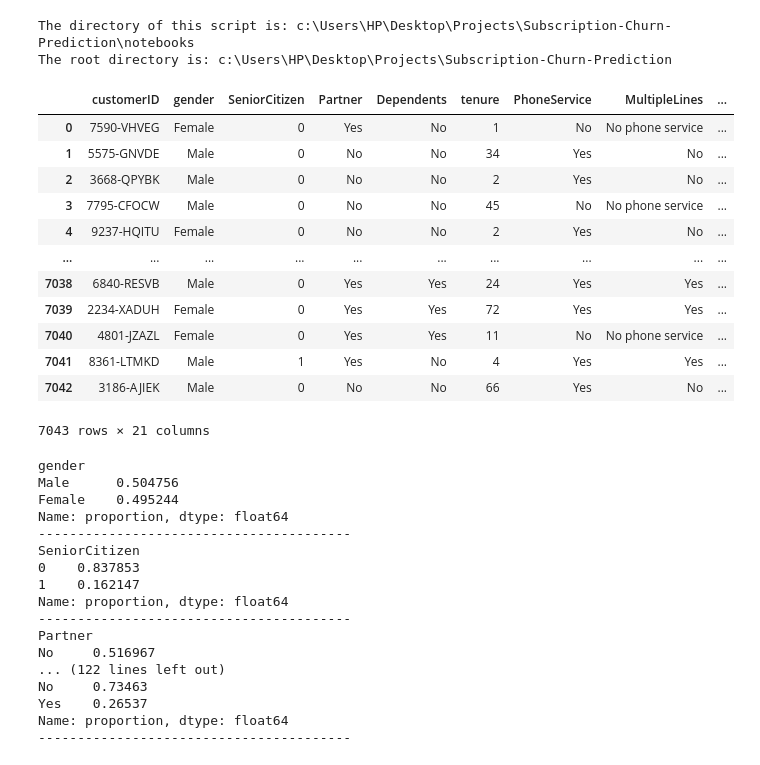
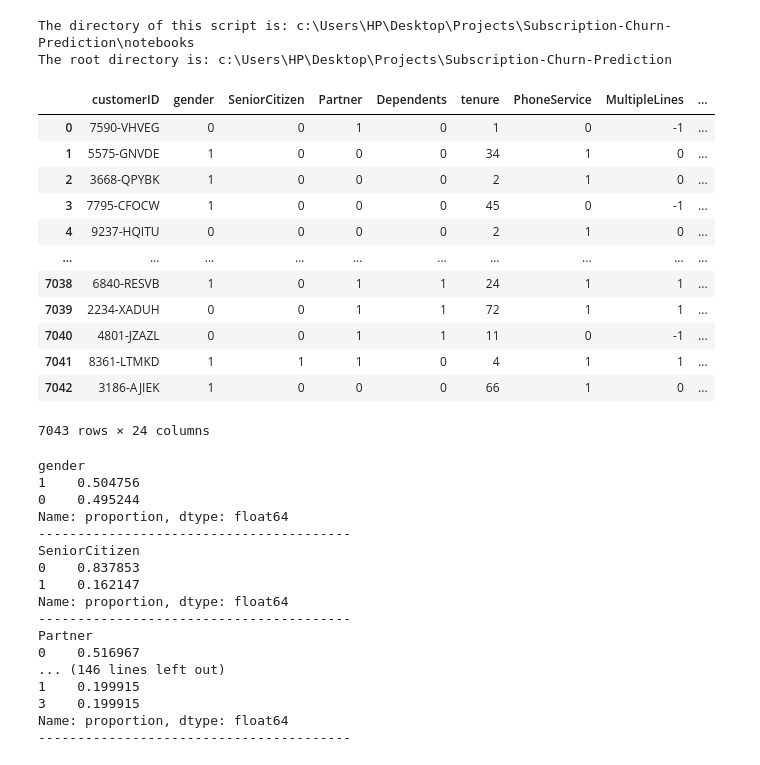
Before and after one commit to DoDoanHoangDu/Subscription-Churn-Prediction, a Jupyter notebook: notebooks/data_exploration.ipynb, the cells around one changed output. Saved outputs shown, nothing was run; the diff lists cells and outputs as text; code cells hidden in the pictures.

```diff
--- a/notebooks/data_exploration.ipynb
+++ b/notebooks/data_exploration.ipynb
@@ -9,24 +9,47 @@ print("The root directory is:", root_path)
 # %% [output]
 The directory of this script is: c:\Users\HP\Desktop\Projects\Subscription-Churn-Prediction\notebooks
 The root directory is: c:\Users\HP\Desktop\Projects\Subscription-Churn-Prediction
-# %%
-import pandas as pd
-data = pd.read_csv(f"{root_path}\data\Telco-Customer-Churn.csv")
-data
-# %% [output]
-|  | customerID | gender | SeniorCitizen | Partner | Dependents | tenure | PhoneService | MultipleLines | ... |
-| 0 | 7590-VHVEG | Female | 0 | Yes | No | 1 | No | No phone service | ... |
-| 1 | 5575-GNVDE | Male | 0 | No | No | 34 | Yes | No | ... |
-| 2 | 3668-QPYBK | Male | 0 | No | No | 2 | Yes | No | ... |
-| 3 | 7795-CFOCW | Male | 0 | No | No | 45 | No | No phone service | ... |
-| 4 | 9237-HQITU | Female | 0 | No | No | 2 | Yes | No | ... |
-| ... | ... | ... | ... | ... | ... | ... | ... | ... | ... |
-| 7038 | 6840-RESVB | Male | 0 | Yes | Yes | 24 | Yes | Yes | ... |
-| 7039 | 2234-XADUH | Female | 0 | Yes | Yes | 72 | Yes | Yes | ... |
-| 7040 | 4801-JZAZL | Female | 0 | Yes | Yes | 11 | No | No phone service | ... |
-| 7041 | 8361-LTMKD | Male | 1 | Yes | No | 4 | Yes | Yes | ... |
-| 7042 | 3186-AJIEK | Male | 0 | No | No | 66 | Yes | No | ... |
-7043 rows × 21 columns
+# %%
+import pandas as pd
+import numpy as np
+data = pd.read_csv(f"{root_path}\data\Telco-Customer-Churn.csv")
+data["TotalCharges"] = pd.to_numeric(data["TotalCharges"], errors="coerce").fillna(0).astype(float)
+data['gender'] = data['gender'].map({'Male': 1, 'Female': 0})
+data['Contract'] = data['Contract'].map({'Month-to-month': 0, 'One year': 1, 'Two year': 2})
+
+n_bins = 5
+for col in ['tenure', 'MonthlyCharges', 'TotalCharges']:
+    data[f'{col}_bin'] = pd.qcut(data[col], q=n_bins, labels=False, duplicates='drop')
+for col in data.columns:
+    if col == 'Churn':
+        continue
+    unique_vals = data[col].dropna().unique()
+    if set(unique_vals) <= {'Yes', 'No'}:
+        data[col] = data[col].map({'No': 0, 'Yes': 1})
+
+for col in data.columns:
+    if col == 'Churn':
+        continue
+    unique_vals = data[col].dropna().unique()
+    if 'No phone service' in unique_vals or 'No internet service' in unique_vals:
+        mapping = {'No phone service': -1, 'No internet service': -1, 'No': 0, 'Yes': 1}
+        data[col] = data[col].map(mapping)
+
+data
+# %% [output]
+|  | customerID | gender | SeniorCitizen | Partner | Dependents | tenure | PhoneService | MultipleLines | ... |
+| 0 | 7590-VHVEG | 0 | 0 | 1 | 0 | 1 | 0 | -1 | ... |
+| 1 | 5575-GNVDE | 1 | 0 | 0 | 0 | 34 | 1 | 0 | ... |
+| 2 | 3668-QPYBK | 1 | 0 | 0 | 0 | 2 | 1 | 0 | ... |
+| 3 | 7795-CFOCW | 1 | 0 | 0 | 0 | 45 | 0 | -1 | ... |
+| 4 | 9237-HQITU | 0 | 0 | 0 | 0 | 2 | 1 | 0 | ... |
+| ... | ... | ... | ... | ... | ... | ... | ... | ... | ... |
+| 7038 | 6840-RESVB | 1 | 0 | 1 | 1 | 24 | 1 | 1 | ... |
+| 7039 | 2234-XADUH | 0 | 0 | 1 | 1 | 72 | 1 | 1 | ... |
+| 7040 | 4801-JZAZL | 0 | 0 | 1 | 1 | 11 | 0 | -1 | ... |
+| 7041 | 8361-LTMKD | 1 | 1 | 1 | 0 | 4 | 1 | 1 | ... |
+| 7042 | 3186-AJIEK | 1 | 0 | 0 | 0 | 66 | 1 | 0 | ... |
+7043 rows × 24 columns
 # %%
 for col in data.columns:
     if col == "customerID":
@@ -35,8 +58,8 @@ for col in data.columns:
     print("-"*40)
 # %% [output]
 gender
-Male      0.504756
-Female    0.495244
+1    0.504756
+0    0.495244
 Name: proportion, dtype: float64
 ----------------------------------------
 SeniorCitizen
@@ -45,9 +68,9 @@ SeniorCitizen
 Name: proportion, dtype: float64
 ----------------------------------------
 Partner
-No     0.516967
-... (122 lines left out)
-No     0.73463
-Yes    0.26537
+0    0.516967
+... (146 lines left out)
+1    0.199915
+3    0.199915
 Name: proportion, dtype: float64
 ----------------------------------------
```
Also changed, not shown: parts of 6 cells of this notebook, 1 other file.
